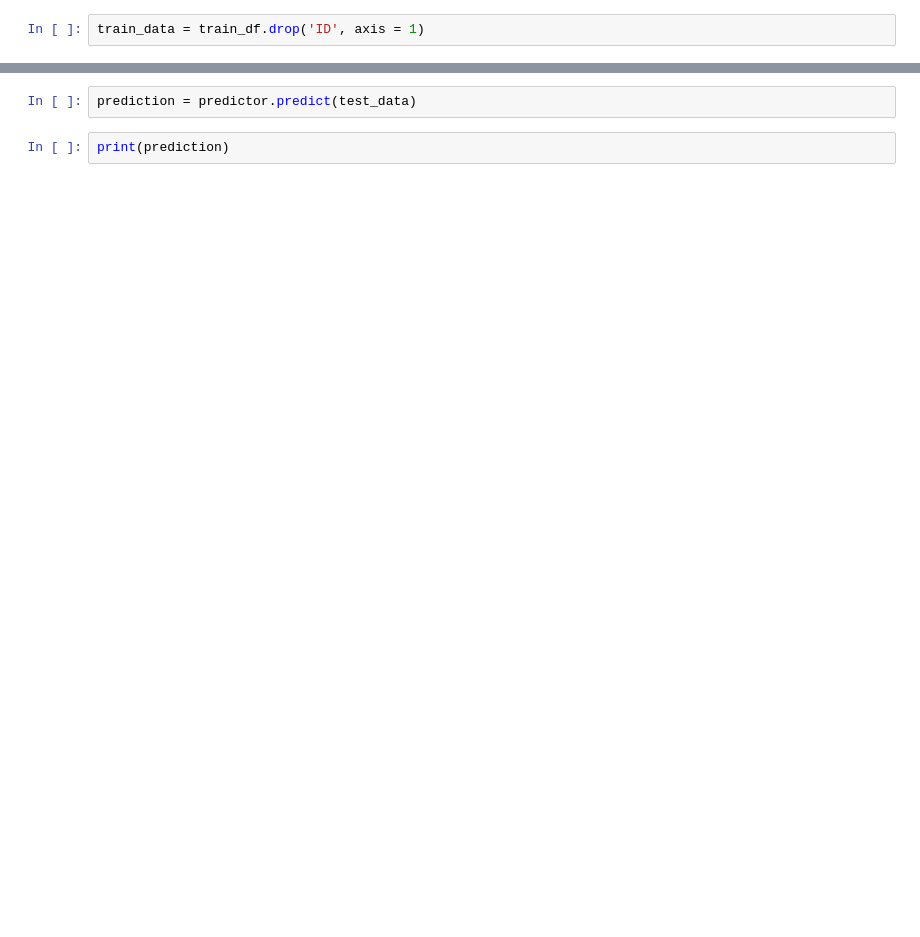
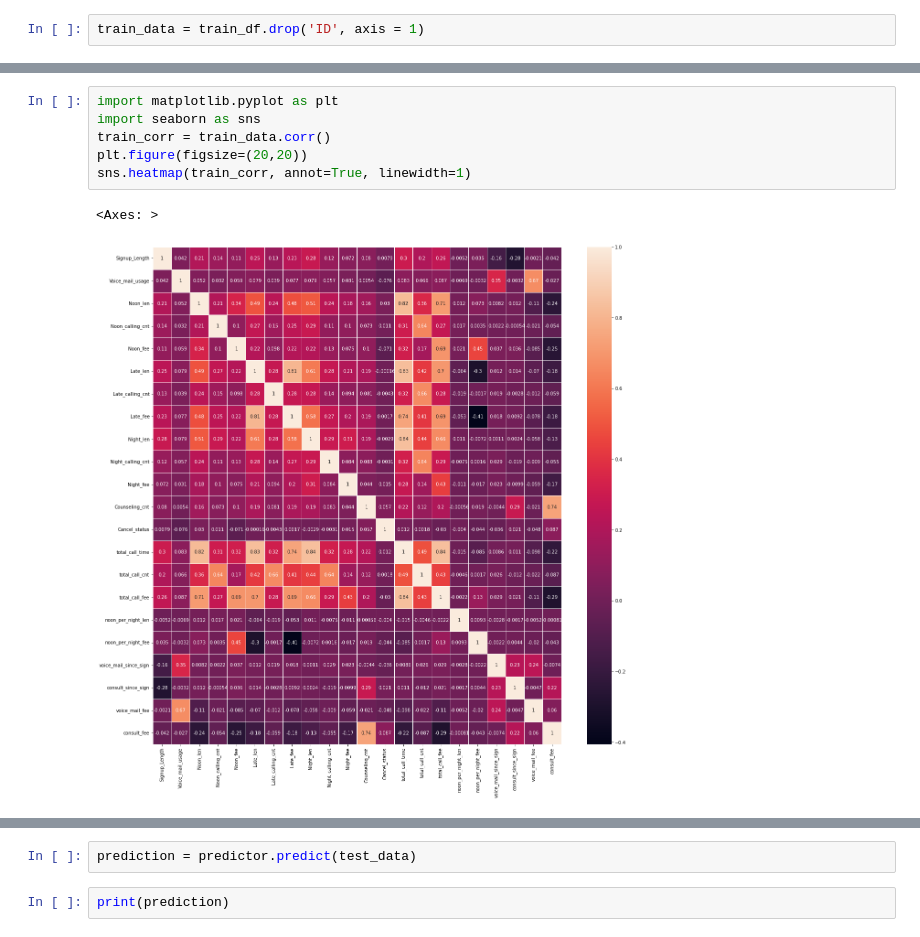
Before and after one commit to castlechoi/studyingDL, a Jupyter notebook: dacon/dacon_call_classification.ipynb, the cells around one changed output, grey strips where cells are left out. Cells and saved outputs as stored; diff of their text form; blank space fills up the shorter version.

```diff
--- a/dacon/dacon_call_classification.ipynb
+++ b/dacon/dacon_call_classification.ipynb
@@ -67,2 +55,11 @@ train_data.describe()
+# %%
+import matplotlib.pyplot as plt
+import seaborn as sns
+train_corr = train_data.corr()
+plt.figure(figsize=(20,20))
+sns.heatmap(train_corr, annot=True, linewidth=1)
+# %% [output]
+<Axes: >
+[figure, added]
 # %%
 !pip install autogluon
```
Also changed, not shown: parts of 10 cells of this notebook.
